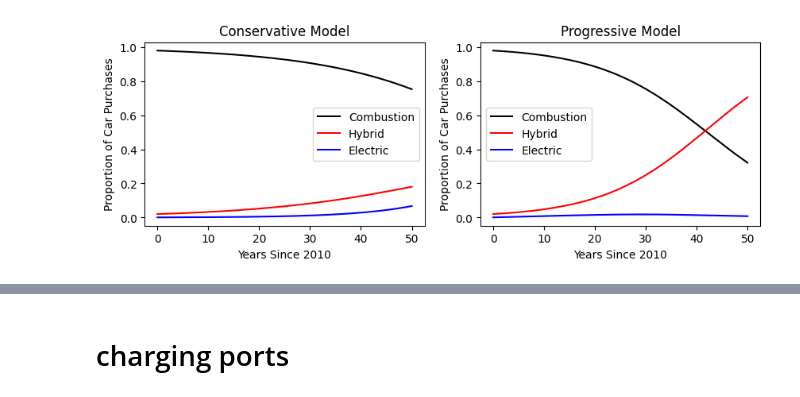
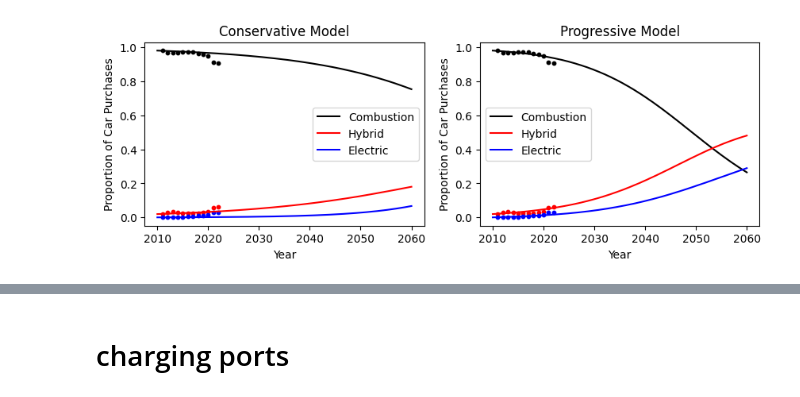
Before and after one commit to binDebug3/EVAdoption, a Jupyter notebook: ev_adoption_final.ipynb, the cells around one changed output, grey strips where cells are left out. Saved outputs shown, nothing was run; the diff lists cells and outputs as text; code cells hidden in the pictures.

```diff
--- a/ev_adoption_final.ipynb
+++ b/ev_adoption_final.ipynb
@@ -24,61 +24,84 @@ def model(t, cars, ch, he, ec, hc, eh, ce, c, h, e):
                      (ch-hc)*cars[0]*cars[1] + (eh-he)*cars[1]*cars[2] + h,
                      (ce-ec)*cars[0]*cars[2] + (he-eh)*cars[1]*cars[2] + e])
 
-# constants for a more conservative model
+# initialize subplots
+plt.figure(figsize=(10, 3))
+
+# read in actual data
+rel_sales_df = pd.read_csv('rel_sales_df.csv')
+
+#### CONSERVATIVE MODEL ####
+# initial conditions
+C = 0.9792
+H = 0.02
+E = 0.0008
+
+# time points
+t0 = 0
+tf = 50
+
+# constants
 ch = 0.15 # rate from combustion to hybrid
 he = 0.1 # rate from hybrid to electric
 ec = 0.01 # rate from electric to combustion
 hc = 0.1 # rate from hybrid to combustion
 eh = 0.01 # rate from electric to hybrid
 ce = 0.1 # rate from combustion to electric
 c = 0.0 # rate of new combustion
 h = 0.0 # rate of new hybrid
 e = 0.0 # rate of new electric
 
-# initial conditions
-C = 0.9792
-H = 0.02
-E = 0.0008
-
-# time points
-t0 = 0
-tf = 50
-
 # solve ODE
 sol = solve_ivp(model, [t0, tf], [C, H, E], args=(ch, he, ec, hc, eh, ce, c, h, e), t_eval=np.linspace(t0, tf, 1000))
 
-# constants for a more progressive model
+
+# plot actual data
+plt.subplot(121)
+dot_size = 10
+plt.scatter(rel_sales_df['Year'], rel_sales_df['Hybrid_ratio'], color="r", s=dot_size)
+plt.scatter(rel_sales_df['Year'], rel_sales_df['Combustion_ratio'], color="k", s=dot_size)
+plt.scatter(rel_sales_df['Year'], rel_sales_df['Electric_ratio'], color="b", s=dot_size)
+plt.plot(sol.t + 2010, sol.y[0], label="Combustion", c="k")
+plt.plot(sol.t + 2010, sol.y[1], label="Hybrid", c="r")
+plt.plot(sol.t + 2010, sol.y[2], label="Electric", c="b")
+plt.title("Conservative Model")
+plt.xlabel("Year")
+plt.ylabel("Proportion of Car Purchases")
+plt.legend()
+
+
+#### PROGRESSIVE MODEL ####
+# constants for progressive model
 ch = 0.19 # rate from combustion to hybrid
 he = 0.2 # rate from hybrid to electric
-ec = 0.080 # rate from electric to combustion
+ec = 0.01 # rate from electric to combustion
 hc = 0.1 # rate from hybrid to combustion
-eh = 0.43 # rate from electric to hybrid
+eh = 0.18 # rate from electric to hybrid
 ce = 0.1 # rate from combustion to electric
 c = 0.0 # rate of new combustion
 h = 0.0 # rate of new hybrid
 e = 0.0007 # rate of new electric
 
+# solve ode
 sol2 = solve_ivp(model, [t0, tf], [C, H, E], args=(ch, he, ec, hc, eh, ce, c, h, e), t_eval=np.linspace(t0, tf, 1000))
 
+
+
 # plot
-plt.figure(figsize=(10, 3))
-plt.subplot(121)
-plt.plot(sol.t, sol.y[0], label="Combustion", c="k")
-plt.plot(sol.t, sol.y[1], label="Hybrid", c="r")
-plt.plot(sol.t, sol.y[2], label="Electric", c="b")
-plt.title("Conservative Model")
-plt.xlabel("Years Since 2010")
+plt.subplot(122)
+plt.scatter(rel_sales_df['Year'], rel_sales_df['Hybrid_ratio'], color="r", s=dot_size)
+plt.scatter(rel_sales_df['Year'], rel_sales_df['Combustion_ratio'], color="k", s=dot_size)
+plt.scatter(rel_sales_df['Year'], rel_sales_df['Electric_ratio'], color="b", s=dot_size)
+plt.plot(sol2.t + 2010, sol2.y[0], label="Combustion", c="k")
+plt.plot(sol2.t + 2010, sol2.y[1], label="Hybrid", c="r")
+plt.plot(sol2.t + 2010, sol2.y[2], label="Electric", c="b")
+plt.title("Progressive Model")
+plt.xlabel("Year")
 plt.ylabel("Proportion of Car Purchases")
 plt.legend()
 
-plt.subplot(122)
-plt.plot(sol2.t, sol2.y[0], label="Combustion", c="k")
-plt.plot(sol2.t, sol2.y[1], label="Hybrid", c="r")
-plt.plot(sol2.t, sol2.y[2], label="Electric", c="b")
-plt.title("Progressive Model")
-plt.xlabel("Years Since 2010")
-plt.ylabel("Proportion of Car Purchases")
-plt.legend()
+# save figure
+plt.savefig('original_model.png', dpi=200, bbox_inches='tight')
 plt.show()
 # %% [output]
-[figure, old version]
+[figure, new version]
```
Also changed, not shown: parts of 9 cells of this notebook.
